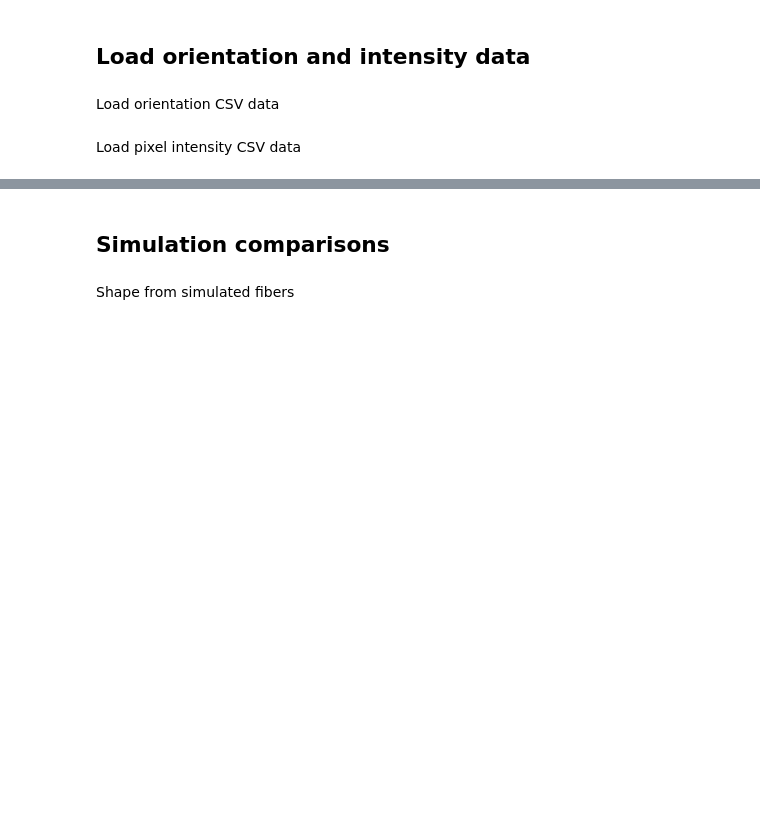
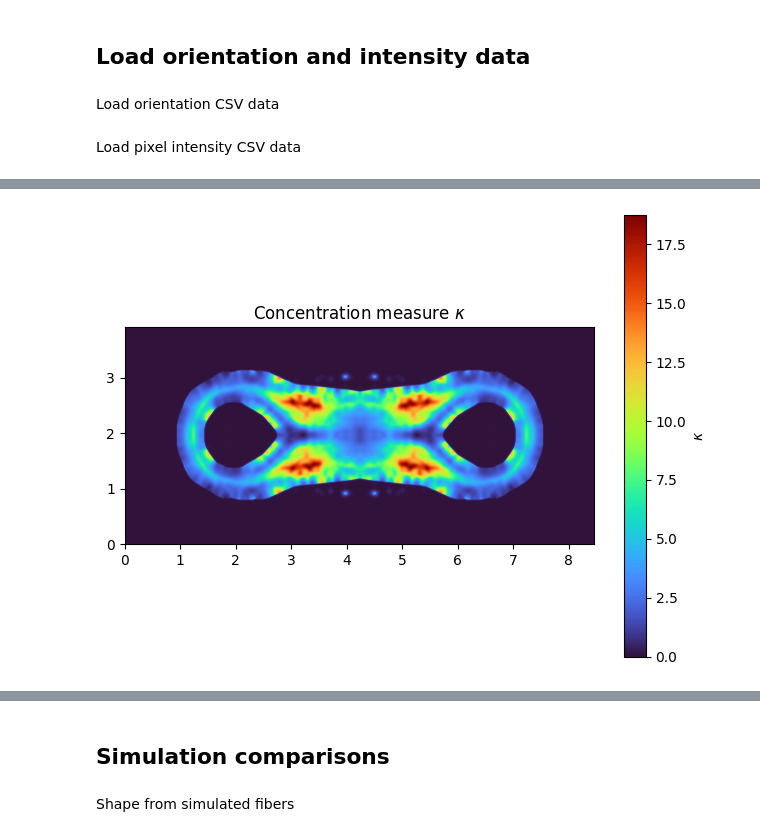
Before and after one commit to morphing-matter-lab/muscle-fiber-model, a Jupyter notebook: fitting.ipynb, the cells around one changed output, grey strips where cells are left out. Cells and saved outputs as stored; diff of their text form; code cells hidden in the pictures; blank space fills up the shorter version.

```diff
--- a/fitting.ipynb
+++ b/fitting.ipynb
@@ -1084,0 +1204,11 @@ IPython.display.Image(filename='data/intensity.png')
+# %%
+img = cv2.imread('data/orientation_concentration*13.png', cv2.IMREAD_UNCHANGED)
+kappa = from_8bit_rgb(img[:,:,0], img[:,:,1], img[:,:,2]) / 13
+
+plt.imshow(kappa, cmap='turbo', origin='lower', extent=[0, kappa.shape[1] / world_coords_to_px, 0, kappa.shape[0] / world_coords_to_px], aspect='equal')
+plt.colorbar(label="$\kappa$")
+plt.title("Concentration measure $\kappa$")
+plt.tight_layout()
+plt.show()
+# %% [output]
+[figure, added]
```
Also changed, not shown: parts of 16 cells of this notebook.
